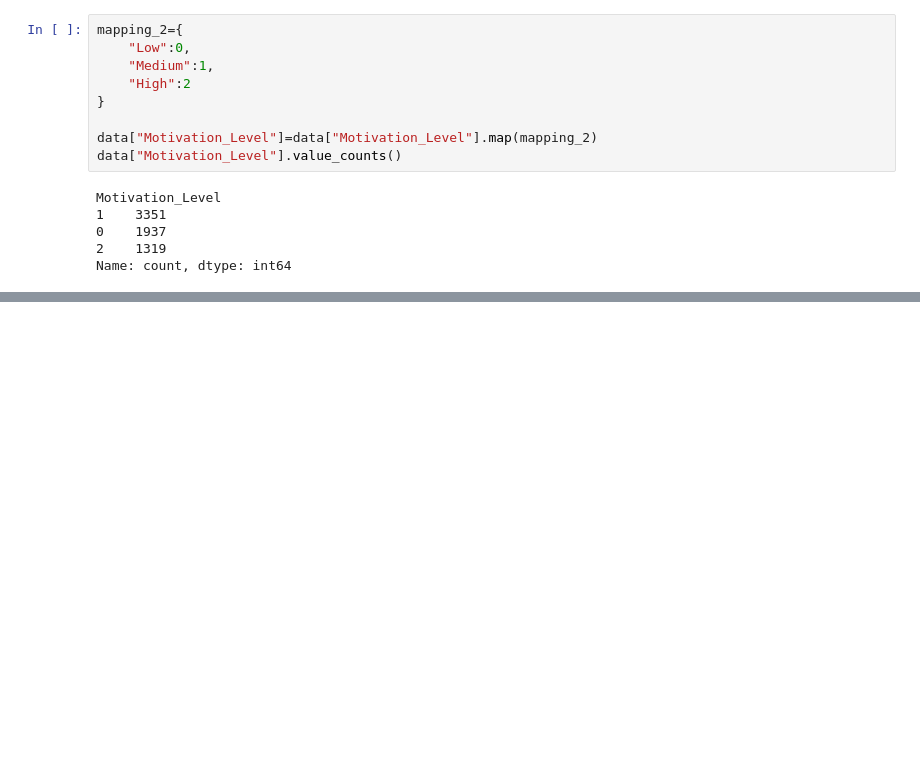
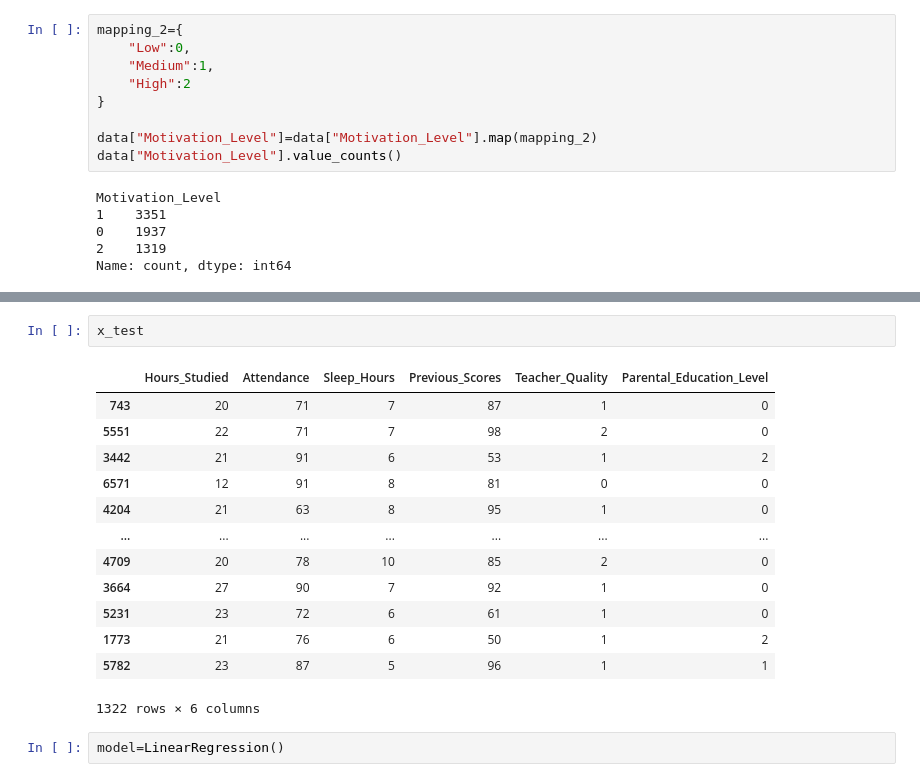
Before and after one commit to KabinGamal/Student_Exam_Peformance, a Jupyter notebook: main.ipynb, the cells around one changed output, grey strips where cells are left out. Cells and saved outputs as stored; diff of their text form; blank space fills up the shorter version.

```diff
--- a/main.ipynb
+++ b/main.ipynb
@@ -336,0 +354,18 @@ data["Motivation_Level"].value_counts()
+# %%
+x_test
+# %% [output]
+|  | Hours_Studied | Attendance | Sleep_Hours | Previous_Scores | Teacher_Quality | Parental_Education_Level |
+| 743 | 20 | 71 | 7 | 87 | 1 | 0 |
+| 5551 | 22 | 71 | 7 | 98 | 2 | 0 |
+| 3442 | 21 | 91 | 6 | 53 | 1 | 2 |
+| 6571 | 12 | 91 | 8 | 81 | 0 | 0 |
+| 4204 | 21 | 63 | 8 | 95 | 1 | 0 |
+| ... | ... | ... | ... | ... | ... | ... |
+| 4709 | 20 | 78 | 10 | 85 | 2 | 0 |
+| 3664 | 27 | 90 | 7 | 92 | 1 | 0 |
+| 5231 | 23 | 72 | 6 | 61 | 1 | 0 |
+| 1773 | 21 | 76 | 6 | 50 | 1 | 2 |
+| 5782 | 23 | 87 | 5 | 96 | 1 | 1 |
+1322 rows × 6 columns
+# %%
+model=LinearRegression()
```
Also changed, not shown: parts of 6 cells of this notebook.
